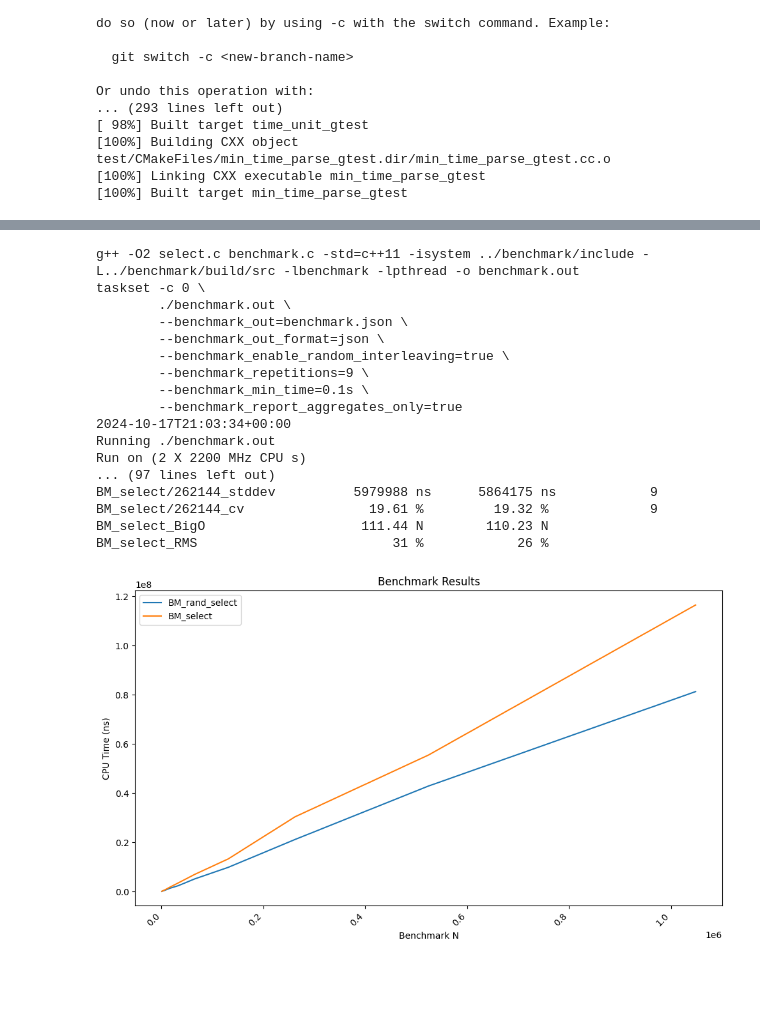
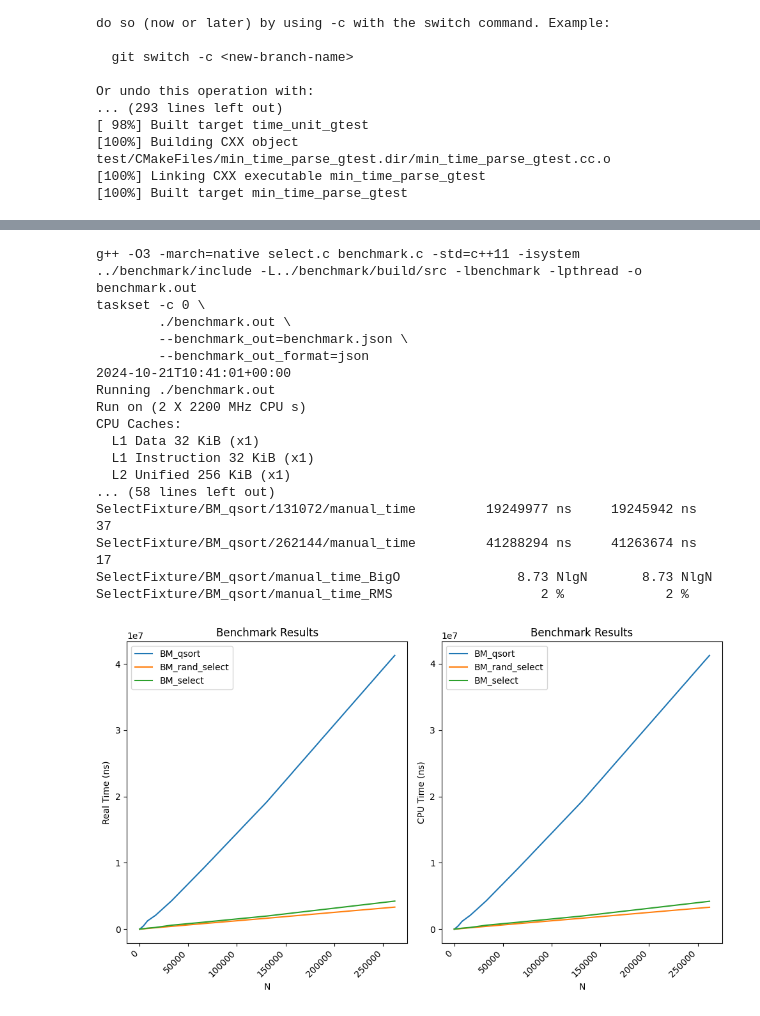
Before and after one commit to Furrrlo/aapp-select, a Jupyter notebook: template.ipynb, the cells around one changed output, grey strips where cells are left out. Drawn from its saved outputs; the diff is of its cells as text; code cells hidden in the pictures; blank space fills up the shorter version.

Commit message:
Update report and notebook template

```diff
--- a/template.ipynb
+++ b/template.ipynb
@@ -82,51 +142,67 @@ benchmarks = [
 ]
 # Sort benchmarks by name and N
 benchmarks.sort(key=lambda x: (
-    x['run_name'].split('/')[0],
-    int(x['run_name'].split('/')[-1])
+    x['run_name'].split('/')[-3],
+    int(x['run_name'].split('/')[-2])
 ))
 
 # Extract the relevant data for plotting
 plots = {}
 for benchmark in benchmarks:
-    name = benchmark['run_name'].split('/')[0]
-    N = int(benchmark['run_name'].split('/')[-1])
+    name = benchmark['run_name'].split('/')[-3]
+    N = int(benchmark['run_name'].split('/')[-2])
 
     if not name in plots:
       plots[name] = {}
       plots[name]['name'] = name
       plots[name]['x_values'] = [N]
-      plots[name]['y_values'] = [float(benchmark['cpu_time'])]
+      plots[name]['y_values_real'] = [float(benchmark['real_time'])]
+      plots[name]['y_values_cpu'] = [float(benchmark['cpu_time'])]
     elif(N not in plots[name]['x_values']):
         plots[name]['x_values'].append(N)
-        plots[name]['y_values'].append(float(benchmark['cpu_time']))
+        plots[name]['y_values_real'].append(float(benchmark['real_time']))
+        plots[name]['y_values_cpu'].append(float(benchmark['cpu_time']))
 
 plt.figure(figsize=(10, 6))
+
+# Crea il primo grafico (subplot 1)
+plt.subplot(1, 2, 1)  # 1 riga, 2 colonne, primo subplot
 for name, plot in plots.items():
-    plt.plot(plot['x_values'], plot['y_values'], label=name)
-plt.xlabel('Benchmark N')
+    plt.plot(plot['x_values'], plot['y_values_real'], label=name)
+plt.xlabel('N')
+plt.ylabel('Real Time (ns)')
+plt.title('Benchmark Results')
+plt.xticks(rotation=45, ha='right')
+plt.legend()
+
+# Crea il secondo grafico (subplot 2)
+plt.subplot(1, 2, 2)  # 1 riga, 2 colonne, secondo subplot
+for name, plot in plots.items():
+    plt.plot(plot['x_values'], plot['y_values_cpu'], label=name)
+plt.xlabel('N')
 plt.ylabel('CPU Time (ns)')
 plt.title('Benchmark Results')
 plt.xticks(rotation=45, ha='right')
 plt.legend()
+
 plt.tight_layout()
 plt.show()
 # %% [output]
-g++ -O2 select.c benchmark.c -std=c++11 -isystem ../benchmark/include -L../benchmark/build/src -lbenchmark -lpthread -o benchmark.out
+g++ -O3 -march=native select.c benchmark.c -std=c++11 -isystem ../benchmark/include -L../benchmark/build/src -lbenchmark -lpthread -o benchmark.out
 taskset -c 0 \
         ./benchmark.out \
         --benchmark_out=benchmark.json \
-        --benchmark_out_format=json \
-        --benchmark_enable_random_interleaving=true \
-        --benchmark_repetitions=9 \
-        --benchmark_min_time=0.1s \
-        --benchmark_report_aggregates_only=true
-2024-10-17T21:03:34+00:00
+        --benchmark_out_format=json
+2024-10-21T10:41:01+00:00
 Running ./benchmark.out
 Run on (2 X 2200 MHz CPU s)
-... (97 lines left out)
-BM_select/262144_stddev          5979988 ns      5864175 ns            9
-BM_select/262144_cv                19.61 %         19.32 %             9
-BM_select_BigO                    111.44 N        110.23 N
-BM_select_RMS                         31 %            26 %
+CPU Caches:
+  L1 Data 32 KiB (x1)
+  L1 Instruction 32 KiB (x1)
+  L2 Unified 256 KiB (x1)
+... (58 lines left out)
+SelectFixture/BM_qsort/131072/manual_time         19249977 ns     19245942 ns           37
+SelectFixture/BM_qsort/262144/manual_time         41288294 ns     41263674 ns           17
+SelectFixture/BM_qsort/manual_time_BigO               8.73 NlgN       8.73 NlgN
+SelectFixture/BM_qsort/manual_time_RMS                   2 %             2 %
-[figure, old version]
+[figure, new version]
```
Also changed, not shown: parts of 5 cells of this notebook, 1 other file.
